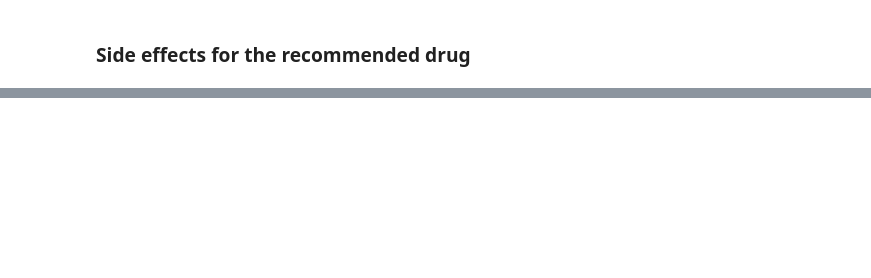
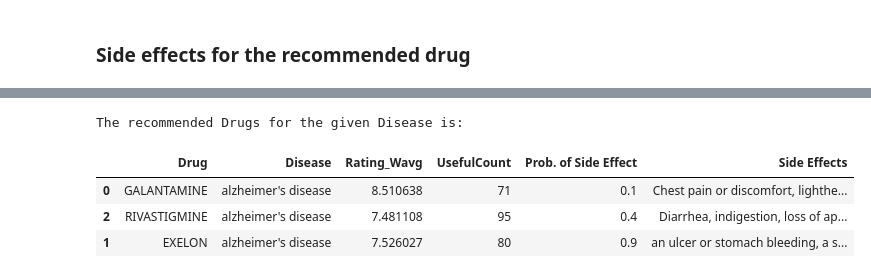
Before and after one commit to khushbooekhande/DrugRecommendationSystem, a Jupyter notebook: Final_package/drug_recommendation_system.ipynb, the cells around one changed output, grey strips where cells are left out. Cells and saved outputs as stored; diff of their text form; code cells hidden in the pictures; blank space fills up the shorter version.

```diff
--- a/Final_package/drug_recommendation_system.ipynb
+++ b/Final_package/drug_recommendation_system.ipynb
@@ -384,0 +486,11 @@ Recommended drugs for this disease are:
+# %%
+#sorting based on probabilistic score
+recommender = recommender.sort_values('Prob. of Side Effect')
+print("The recommended Drugs for the given Disease along with possible side effects is:")
+recommender
+# %% [output]
+The recommended Drugs for the given Disease is:
+|  | Drug | Disease | Rating_Wavg | UsefulCount | Prob. of Side Effect | Side Effects |
+| 0 | GALANTAMINE | alzheimer's disease | 8.510638 | 71 | 0.1 | Chest pain or discomfort, lighthe... |
+| 2 | RIVASTIGMINE | alzheimer's disease | 7.481108 | 95 | 0.4 | Diarrhea, indigestion, loss of ap... |
+| 1 | EXELON | alzheimer's disease | 7.526027 | 80 | 0.9 | an ulcer or stomach bleeding, a s... |
```
Also changed, not shown: parts of 26 cells of this notebook.
